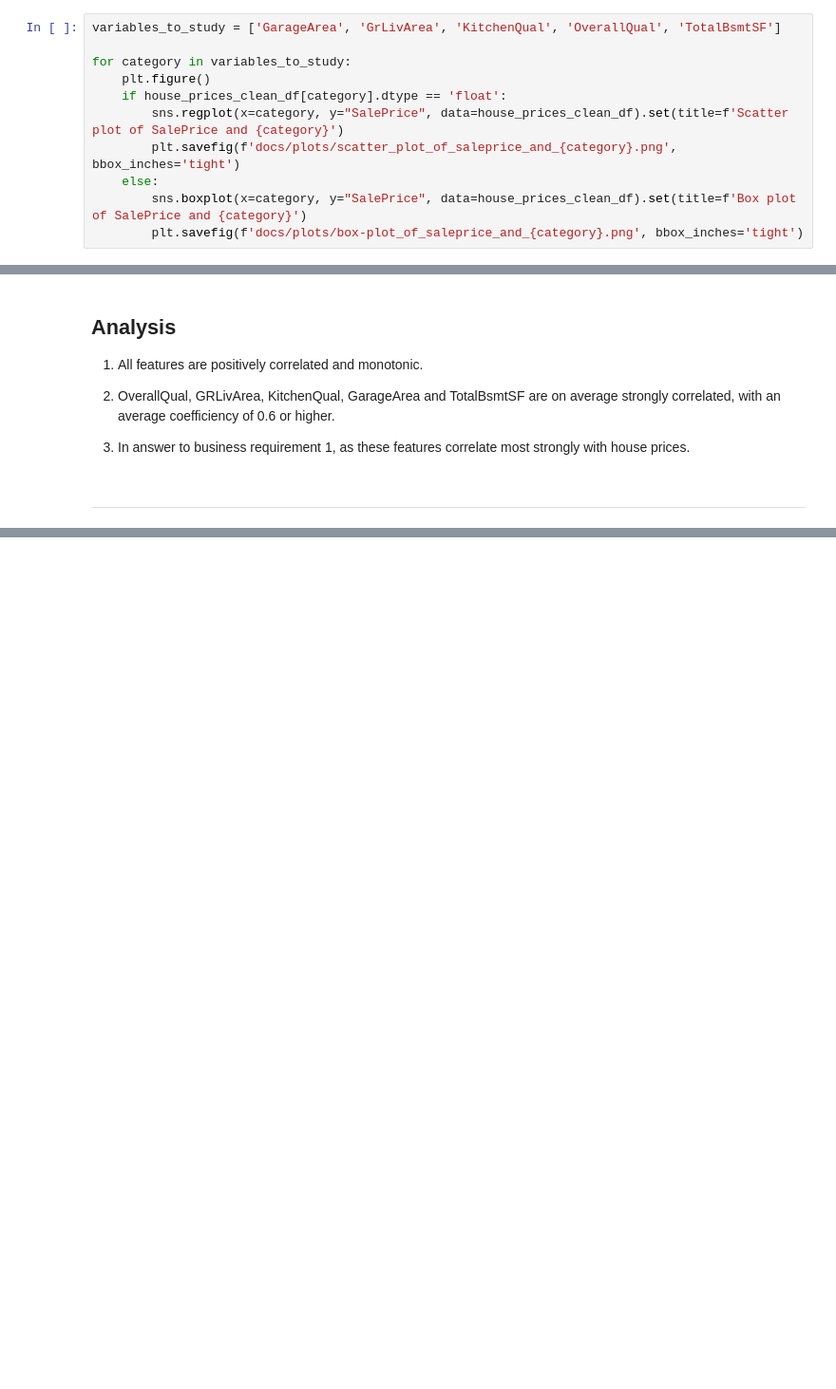
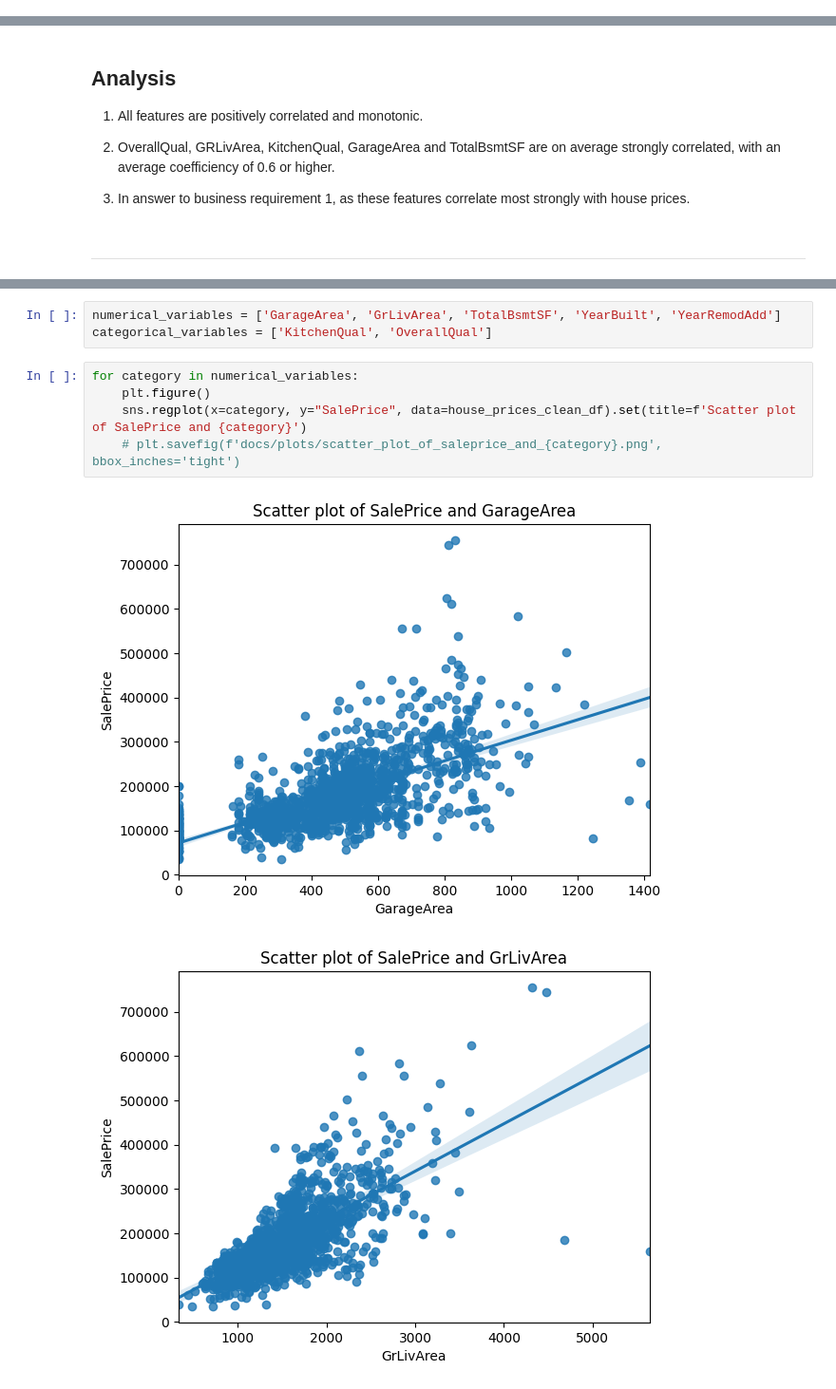
Before and after one commit to ewradcliffe/Heritage-Housing, a Jupyter notebook: jupyter_notebooks/05 - PriceCorrelationStudy.ipynb, the cells around one changed output, grey strips where cells are left out. Shown at 95% size. Cells and saved outputs as stored; diff of their text form; blank space fills up the shorter version.

Commit message:
Add hypothesis validation to PriceCorrelationStudy.

```diff
--- a/jupyter_notebooks/05 - PriceCorrelationStudy.ipynb
+++ b/jupyter_notebooks/05 - PriceCorrelationStudy.ipynb
@@ -224,11 +228,0 @@ And produce a breakdown of the individual catagories.
-# %%
-variables_to_study = ['GarageArea', 'GrLivArea', 'KitchenQual', 'OverallQual', 'TotalBsmtSF']
-
-for category in variables_to_study:
-    plt.figure()
-    if house_prices_clean_df[category].dtype == 'float':
-        sns.regplot(x=category, y="SalePrice", data=house_prices_clean_df).set(title=f'Scatter plot of SalePrice and {category}')
-        plt.savefig(f'docs/plots/scatter_plot_of_saleprice_and_{category}.png', bbox_inches='tight')
-    else:
-        sns.boxplot(x=category, y="SalePrice", data=house_prices_clean_df).set(title=f'Box plot of SalePrice and {category}')
-        plt.savefig(f'docs/plots/box-plot_of_saleprice_and_{category}.png', bbox_inches='tight')
@@ -250,0 +271,11 @@ for category in variables_to_study:
+# %%
+numerical_variables = ['GarageArea', 'GrLivArea', 'TotalBsmtSF', 'YearBuilt', 'YearRemodAdd']
+categorical_variables = ['KitchenQual', 'OverallQual']
+# %%
+for category in numerical_variables:
+    plt.figure()
+    sns.regplot(x=category, y="SalePrice", data=house_prices_clean_df).set(title=f'Scatter plot of SalePrice and {category}')
+    # plt.savefig(f'docs/plots/scatter_plot_of_saleprice_and_{category}.png', bbox_inches='tight')
+# %% [output]
+[figure, added]
+[figure, added]
```
Also changed, not shown: parts of 11 cells of this notebook.
